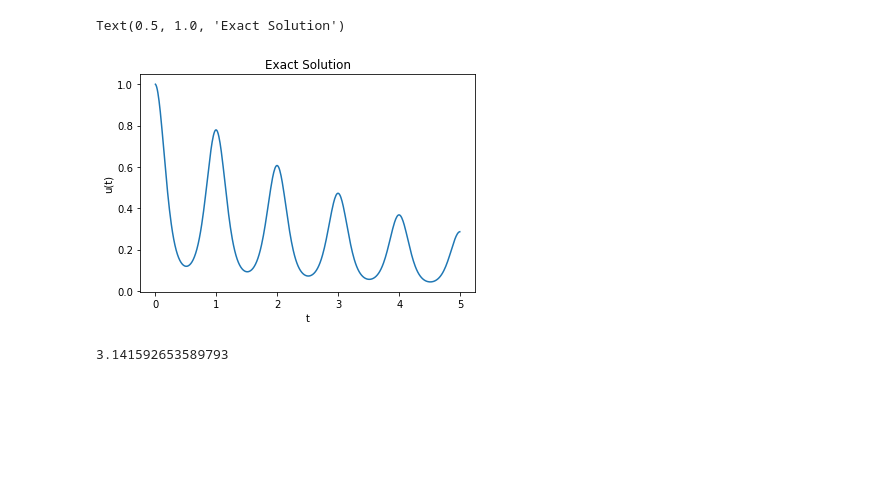
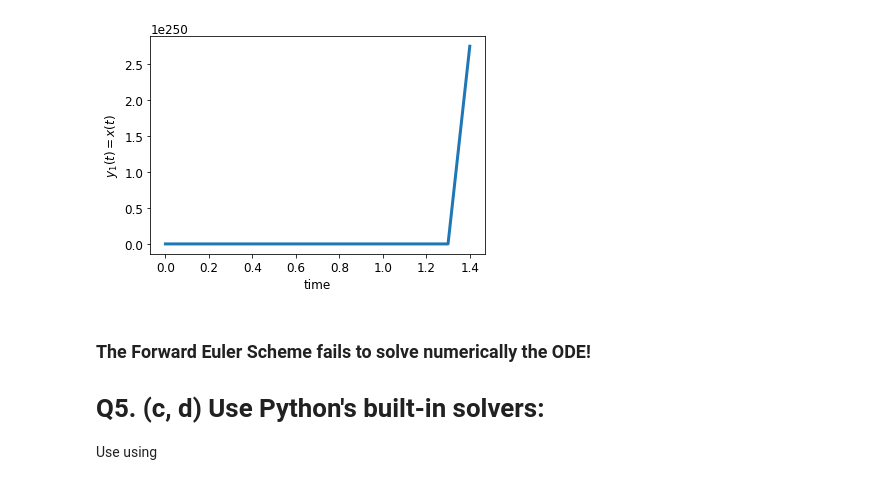
Before and after one commit to santiagoelawad/Computational-Mechanics, a Jupyter notebook: MachineProblem 2 Santiago El Awad.ipynb, the cells around one changed output. Drawn from its saved outputs; the diff is of its cells as text; code cells hidden in the pictures; blank space fills up the shorter version.

```diff
--- a/MachineProblem 2 Santiago El Awad.ipynb
+++ b/MachineProblem 2 Santiago El Awad.ipynb
@@ -4,0 +67,10 @@ import math
+# %%
+tstep_midpoint = [1,0.1,0.01]
+plt.plot(tExact,uExact, 'black', linewidth = 5)
+for i in range(len(tstep_midpoint)):
+    t_midpoint, u_midpoint = Midpoint_method(incrementalfunct,1,0,5,tstep_midpoint[i])
+    plt.plot(t_midpoint,u_midpoint, '--' ,linewidth = 3)
+plt.xlabel('time')
+plt.ylabel('u')
+plt.title('Midpoint Method')
+plt.legend(['Analytical',r'$\Delta$T = 1',r'$\Delta$T= 0.1',r'$\Delta$T= 0.01'])
@@ -4,0 +127,10 @@ import math
+# %%
+tstep = [0.25,0.1, 0.01]
+plt.plot(tExact,uExact, 'black', linewidth = 5)
+for i in range(len(tstep)):
+    t_RK4, u_RK4 = myRK4(incrementalfunct,1,0,5,tstep[i])
+    plt.plot(t_RK4,u_RK4, '--' ,linewidth = 3)
+plt.xlabel('time')
+plt.ylabel('u')
+plt.title('RK4 Method')
+plt.legend(['Analytical',r'$\Delta$T = 0.25',r'$\Delta$T= 0.1',r'$\Delta$T= 0.01'])
@@ -34,12 +280,26 @@ array([0, 1, 2, 3, 4, 5, 6, 7, 8, 9])
 # %%
-def my_ODE_solver(u0,lmbda,tInitial,tFinal,deltaT,gamma):
+def lambda_func(y1,y2):
+    m = 1; eta = 500 ; k = 1
+    return (eta*(1-y1**2)*y2-k*y1)/m
+
+def my_ODE_solver2_FE(u0,lmbda_func,tInitial,tFinal,deltaT):
     time = np.arange(tInitial,tFinal+deltaT,deltaT)
     nSteps = len(time)
-    u,v = zeros(nSteps), zeros(nSteps)
-    u[0] = u0
-    v[0] = -lmbda * u0
+    u = np.zeros((nSteps,2))
+    v = np.zeros((nSteps,2))
+    u[0] = u0[0, :]
+    v[0] = u0[1,:]
     for i in range(nSteps-1):
-    v[i+1] = -lmbda * (u[i] + deltaT * (1 - gamma) * v[i]) /(1 + gamm
-    u[i+1] = u[i] + deltaT * ( (1 - gamma) * v[i] + gamma * v[i+1] )
+        u[i+1, 0] = u[i,0] + deltaT * ( v[i,0] )
+        u[i+1, 1] = u[i,1] + deltaT * ( v[i,1] )
+        v[i+1, 0] = u[i+1,1]
+        v[i+1,1] = lmbda_func(u[i+1,0],u[i+1,1])
     return time, u, v
+
+uO = np.array([[1,0],[0,-1]])
+tInitial = 0; tFinal = 2500; deltaT = 0.1
+time, u, v = my_ODE_solver2_FE(uO,lambda_func ,tInitial, tFinal, deltaT)
+plt.plot(time, u[:,0],linewidth = 3)
+plt.xlabel('time')
+plt.ylabel('$y_{1}(t) = x(t)$')
 # %% [output]
@@ -46,0 +307 @@ IndentationError: expected an indented block (Temp/ipykernel_8568/1119670898.py,
+[figure, added]
@@ -52,19 +308,4 @@ def exactSolution(t):
-# %%
-h=.01
-tInitial,tFinal=0,5
-tExact = np.arange(tInitial,tFinal,h)
-uExact = np.zeros((len(tExact),1))
-vExact = np.zeros((len(tExact),1))
-for i in range (len(tExact)):
-    uExact[i],vExact[i] = exactSolution(tExact[i])
-plt.plot(tExact,uExact)
-plt.xlabel('t')
-plt.ylabel('u(t)')
-plt.title("Exact Solution")
-# %% [output]
-Text(0.5, 1.0, 'Exact Solution')
-[figure, removed]
-# %%
-np.pi
-# %% [output]
-3.141592653589793
+# %% [markdown]
+### The Forward Euler Scheme fails to solve numerically the ODE!
+# Q5. (c, d) Use Python's built-in solvers:
+Use using
```
Also changed, not shown: parts of 29 cells of this notebook, 6 other files.
